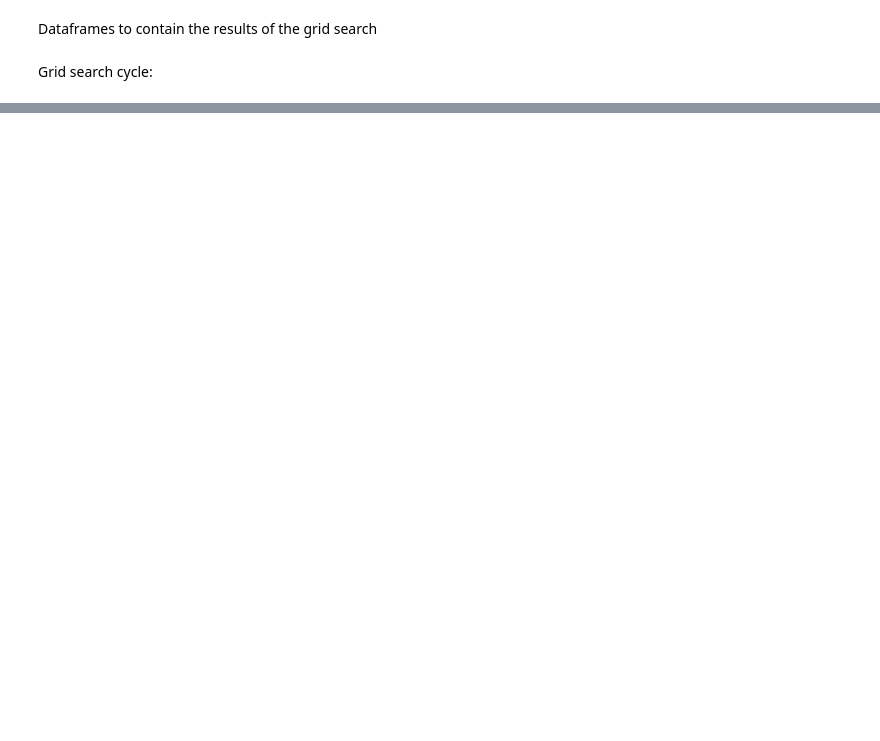
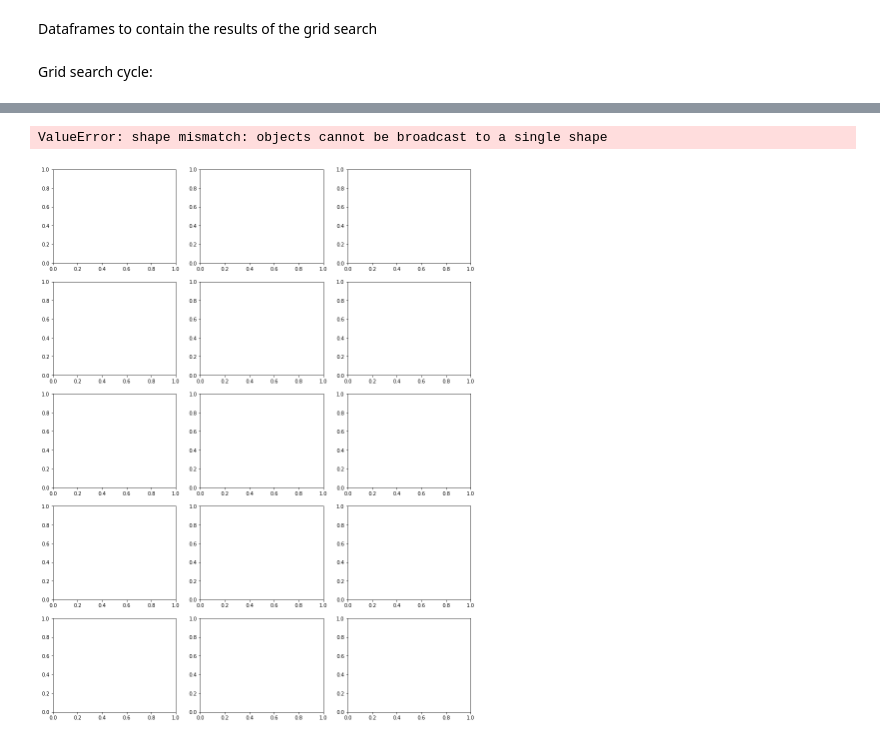
Before and after one commit to AlexPasqua/DM-project, a Jupyter notebook: DBSCAN.ipynb, the cells around one changed output, grey strips where cells are left out. Cells and saved outputs as stored; diff of their text form; code cells hidden in the pictures; blank space fills up the shorter version.

```diff
--- a/DBSCAN.ipynb
+++ b/DBSCAN.ipynb
@@ -246,0 +254,24 @@ plt.show()
+# %%
+clusters_list = []
+for i in range(len(np.unique(dbscan.labels_[dbscan.labels_ >= 0]))):
+    clusters_list.append(df_norm[df_norm['cluster'] == i])
+# %%
+clusters = range(len(dbscan.labels_))
+fig, axs = plt.subplots(len(df_norm.columns),3,figsize=(15,20))
+for attr_index in range(len(df_norm.columns)):
+    avg_vals = list()
+    max_vals = list()
+    min_vals = list()
+    for cluster_df in clusters_list:
+        avg_vals.append(cluster_df.describe()[df_norm.columns[attr_index]][1])
+        max_vals.append(cluster_df.describe()[df_norm.columns[attr_index]][7])
+        min_vals.append(cluster_df.describe()[df_norm.columns[attr_index]][3])
+    axs[attr_index][0].bar(clusters, avg_vals)
+    axs[attr_index][0].set_title(f"{df_norm.columns[attr_index]} - Mean")
+    axs[attr_index][1].bar(clusters, max_vals)
+    axs[attr_index][1].set_title(f"{df_norm.columns[attr_index]} - Max")
+    axs[attr_index][2].bar(clusters, min_vals)
+    axs[attr_index][2].set_title(f"{df_norm.columns[attr_index]} - Min")
+# %% [output]
+ValueError: shape mismatch: objects cannot be broadcast to a single shape
+[figure, added]
```
Also changed, not shown: parts of 12 cells of this notebook.
